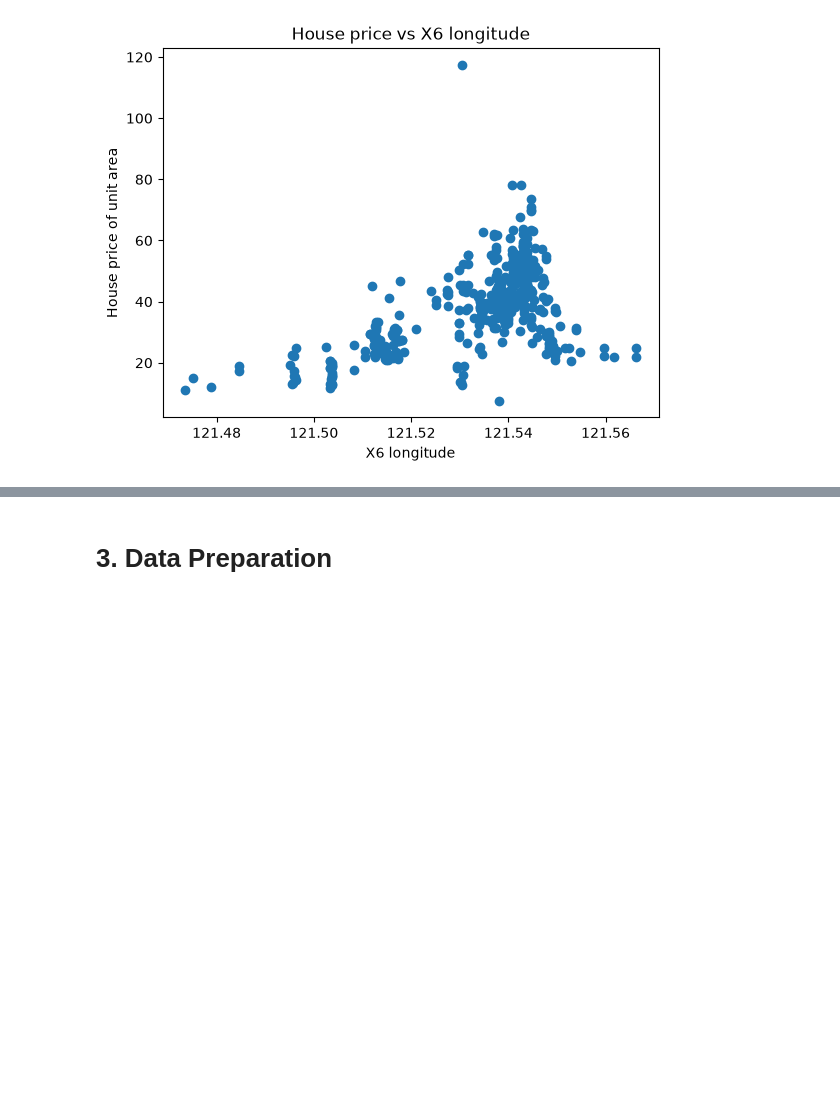
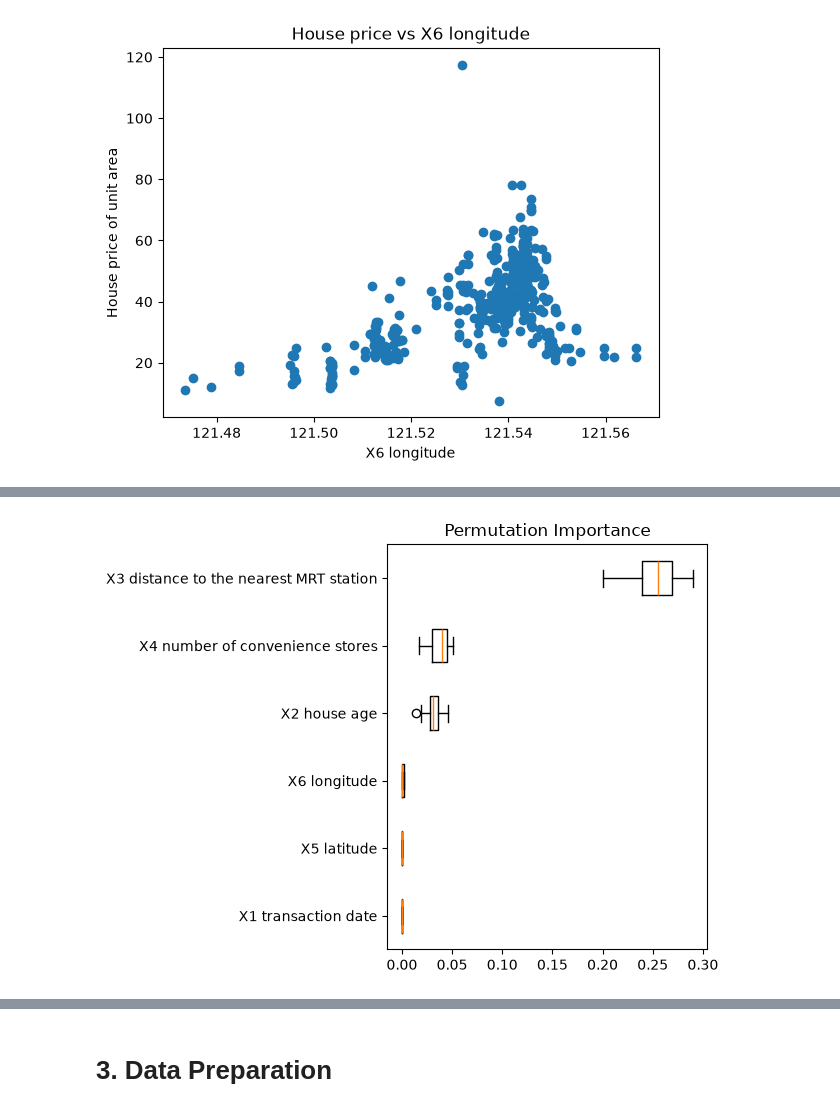
Before and after one commit to MustBeViable/DatanKasittely, a Jupyter notebook: linear_and_logigal_elias_rinne.ipynb, the cells around one changed output, grey strips where cells are left out. Drawn from its saved outputs; the diff is of its cells as text; code cells hidden in the pictures; blank space fills up the shorter version.

Commit message:
add current version of logical regression

```diff
--- a/linear_and_logigal_elias_rinne.ipynb
+++ b/linear_and_logigal_elias_rinne.ipynb
@@ -140,2 +149,20 @@ for column in linear_X.columns:
+# %%
+median_price = y.squeeze().median()
+
+y_class = (y.squeeze() >= median_price).astype(int)
+
+reg = LogisticRegression(solver='lbfgs')
+reg.fit(X, y_class)
+
+result = permutation_importance(reg, X, y_class, n_repeats=10, scoring="accuracy", random_state=0, n_jobs=-1)
+sorted_idx = result.importances_mean.argsort()
+
+fig, ax = plt.subplots()
+ax.boxplot(result.importances[sorted_idx].T, vert=False, tick_labels=X.columns[sorted_idx])
+ax.set_title("Permutation Importance")
+fig.tight_layout()
+plt.show()
+# %% [output]
+[figure, added]
 # %% [markdown]
 ## Johtopäätökset
```
Also changed, not shown: parts of 18 cells of this notebook.
